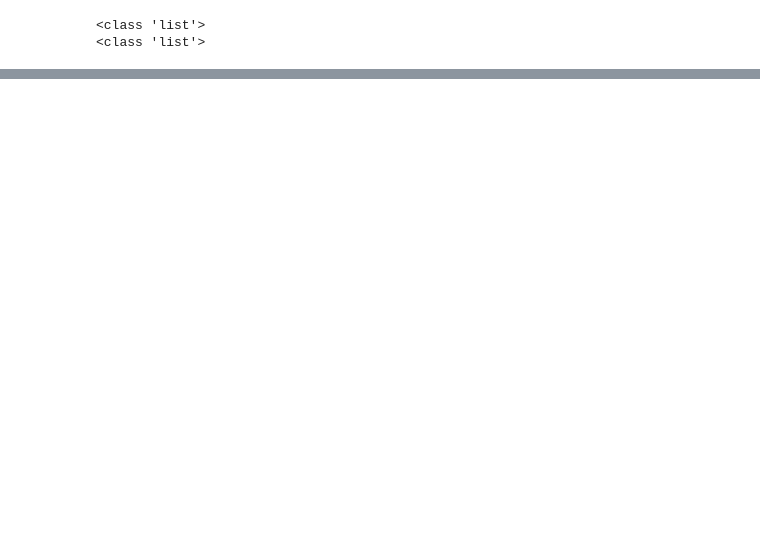
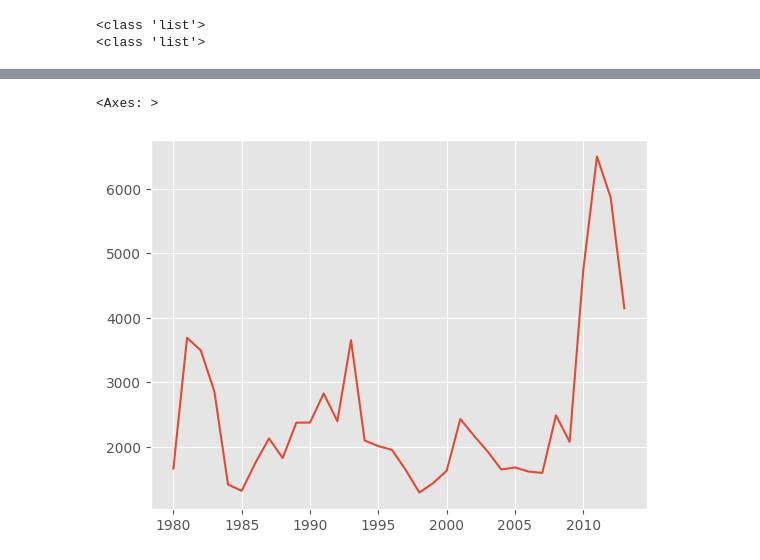
Before and after one commit to erikaguiracocha/Capstone-Project, a Jupyter notebook: extrapointerikaguiracocha.ipynb, the cells around one changed output, grey strips where cells are left out. Saved outputs shown, nothing was run; the diff lists cells and outputs as text; code cells hidden in the pictures; blank space fills up the shorter version.

```diff
--- a/extrapointerikaguiracocha.ipynb
+++ b/extrapointerikaguiracocha.ipynb
@@ -239,0 +509,5 @@ import seaborn as sns
+# %%
+#40
+# useful for plotting later on
+years = list(map(str, range(1980, 2014)))
+years
@@ -239,0 +608,10 @@ import seaborn as sns
+# %%
+# 45
+# help(df_can.sort_values)
+
+df_can.sort_values(
+    by=["2013","Region"], #set columns to sort. It can more than 1 columns
+    ascending=[False,False], #True = Ascending, False = Descending
+    inplace = False #True = change the origin data, False = temporar
+ )\
+  [["2013","Total"]].head(10) #selecting the columns
@@ -239,0 +639,4 @@ import seaborn as sns
+# %%
+#47
+print(plt.style.available)
+mpl.style.use(['ggplot']) # optional: for ggplot-like style
@@ -239,0 +645,4 @@ import seaborn as sns
+# %%
+#48
+haiti = df_can.loc['Haiti', years] # passing in years 1980 - 2013 to exclude the 'total' column
+haiti.head()
@@ -239,0 +657,6 @@ import seaborn as sns
+# %%
+#49
+haiti.plot()
+# %% [output]
+<Axes: >
+[figure, added]
```
Also changed, not shown: parts of 62 cells of this notebook.
